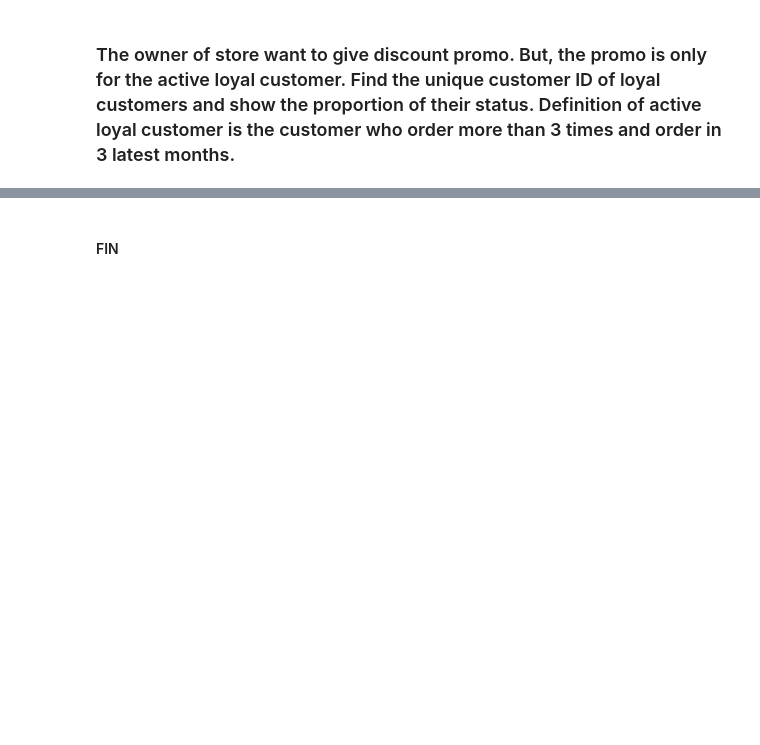
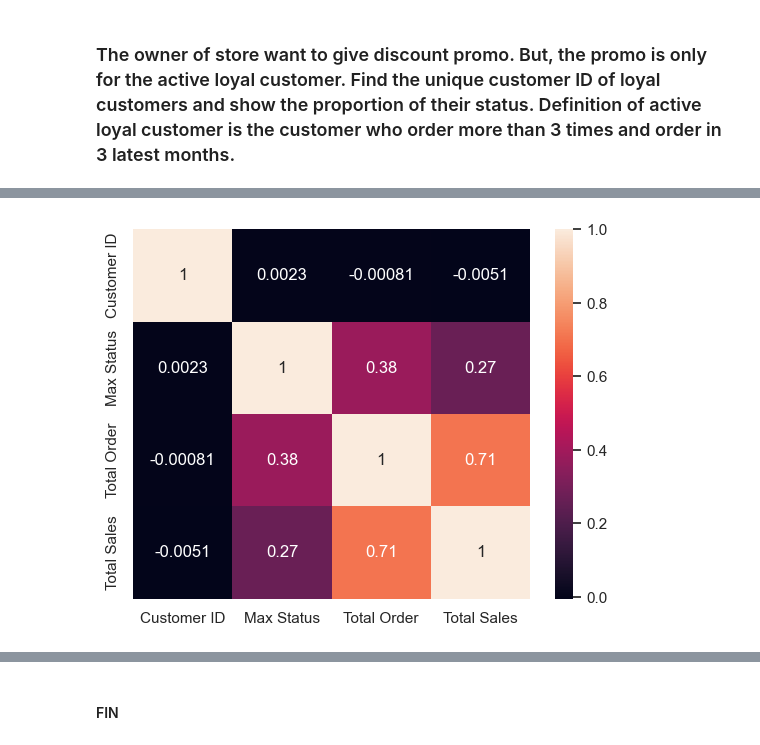
Before and after one commit to dickyalsyah/Customer-Segmentation-with-RFM, a Jupyter notebook: note_1_Exploratory.ipynb, the cells around one changed output, grey strips where cells are left out. Saved outputs shown, nothing was run; the diff lists cells and outputs as text; code cells hidden in the pictures; blank space fills up the shorter version.

```diff
--- a/note_1_Exploratory.ipynb
+++ b/note_1_Exploratory.ipynb
@@ -615,0 +738,8 @@ And we have successfully identified a total of 103 active customers who meet the
+# %%
+fig_6['Max Status'] = fig_6['Max Status'].astype('int')
+fig_7 = fig_6.select_dtypes(include=['int', 'float'])
+
+sns.heatmap(fig_7.corr(), annot=True)
+plt.show()
+# %% [output]
+[figure, added]
```
Also changed, not shown: parts of 22 cells of this notebook, 2 other files.
